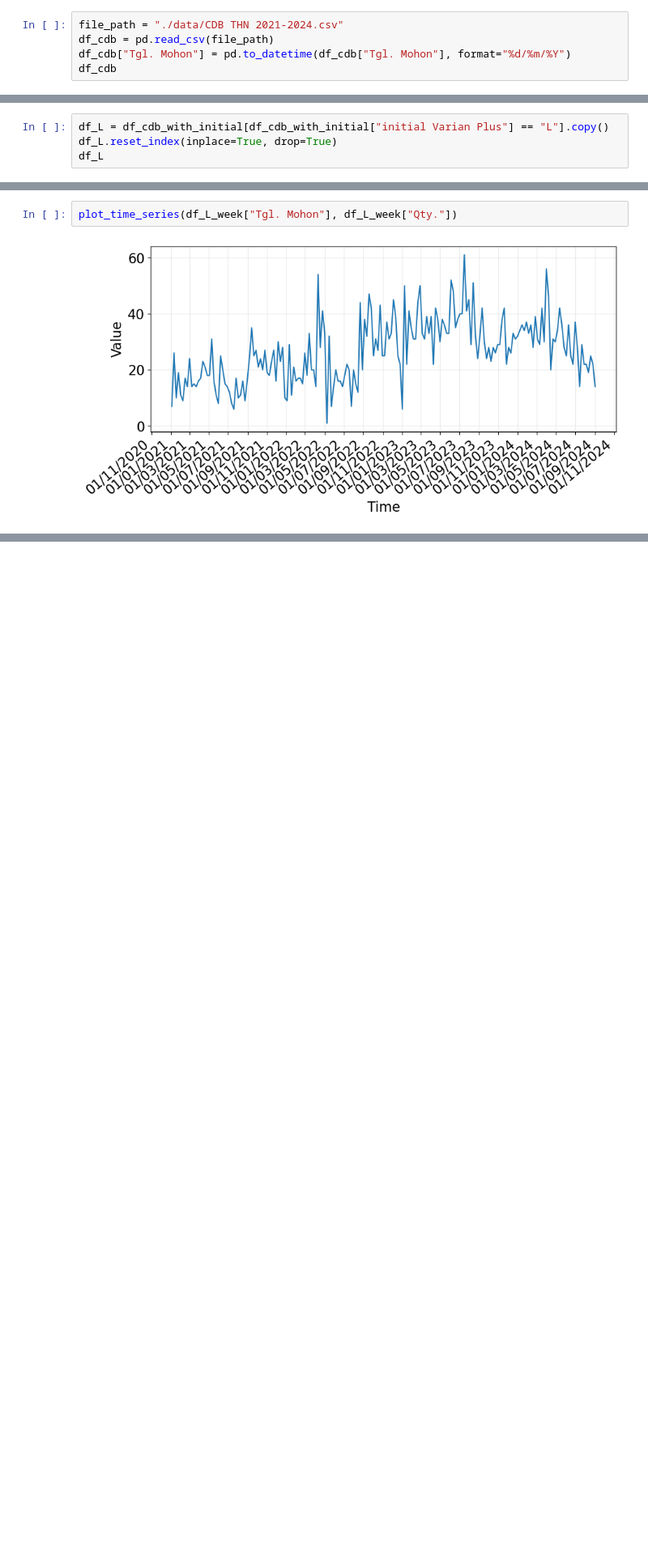
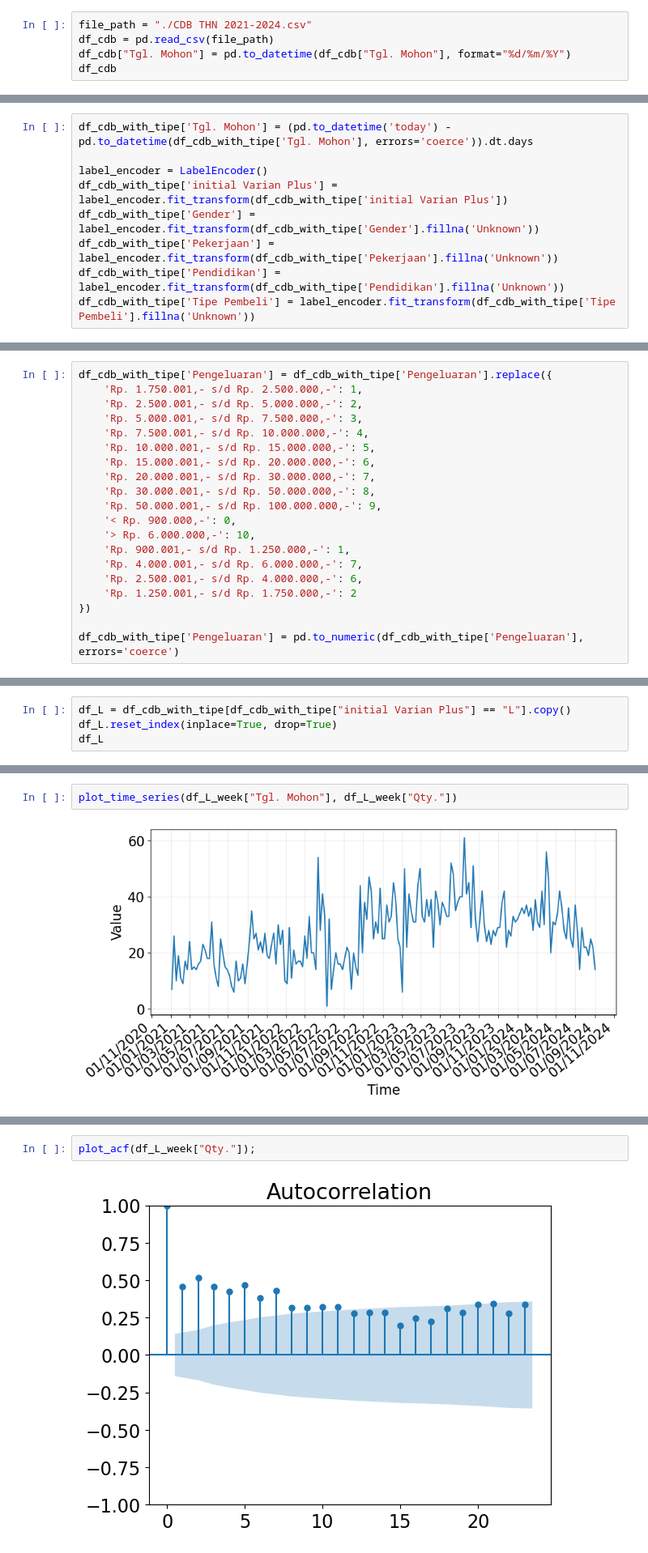
Before and after one commit to anajesset/tugas-akhirr, a Jupyter notebook: exploration_02.ipynb, the cells around one changed output, grey strips where cells are left out. Shown at 81% size. Cells and saved outputs as stored; diff of their text form; blank space fills up the shorter version.

```diff
--- a/exploration_02.ipynb
+++ b/exploration_02.ipynb
@@ -42,7 +46,7 @@ def plot_time_series(x, y, xlabel="Time", ylabel="Value", figsize=(10, 4),
 
   plt.show(fig)
 # %%
-file_path = "./data/CDB THN 2021-2024.csv"
+file_path = "./CDB THN 2021-2024.csv"
 df_cdb = pd.read_csv(file_path)
 df_cdb["Tgl. Mohon"] = pd.to_datetime(df_cdb["Tgl. Mohon"], format="%d/%m/%Y")
 df_cdb
@@ -80,0 +165,9 @@ df_cdb_with_initial
+# %%
+df_cdb_with_tipe['Tgl. Mohon'] = (pd.to_datetime('today') - pd.to_datetime(df_cdb_with_tipe['Tgl. Mohon'], errors='coerce')).dt.days
+
+label_encoder = LabelEncoder()
+df_cdb_with_tipe['initial Varian Plus'] = label_encoder.fit_transform(df_cdb_with_tipe['initial Varian Plus'])
+df_cdb_with_tipe['Gender'] = label_encoder.fit_transform(df_cdb_with_tipe['Gender'].fillna('Unknown'))
+df_cdb_with_tipe['Pekerjaan'] = label_encoder.fit_transform(df_cdb_with_tipe['Pekerjaan'].fillna('Unknown'))
+df_cdb_with_tipe['Pendidikan'] = label_encoder.fit_transform(df_cdb_with_tipe['Pendidikan'].fillna('Unknown'))
+df_cdb_with_tipe['Tipe Pembeli'] = label_encoder.fit_transform(df_cdb_with_tipe['Tipe Pembeli'].fillna('Unknown'))
@@ -80,0 +176,20 @@ df_cdb_with_initial
+# %%
+df_cdb_with_tipe['Pengeluaran'] = df_cdb_with_tipe['Pengeluaran'].replace({
+    'Rp. 1.750.001,- s/d Rp. 2.500.000,-': 1,
+    'Rp. 2.500.001,- s/d Rp. 5.000.000,-': 2,
+    'Rp. 5.000.001,- s/d Rp. 7.500.000,-': 3,
+    'Rp. 7.500.001,- s/d Rp. 10.000.000,-': 4,
+    'Rp. 10.000.001,- s/d Rp. 15.000.000,-': 5,
+    'Rp. 15.000.001,- s/d Rp. 20.000.000,-': 6,
+    'Rp. 20.000.001,- s/d Rp. 30.000.000,-': 7,
+    'Rp. 30.000.001,- s/d Rp. 50.000.000,-': 8,
+    'Rp. 50.000.001,- s/d Rp. 100.000.000,-': 9,
+    '< Rp. 900.000,-': 0,
+    '> Rp. 6.000.000,-': 10,
+    'Rp. 900.001,- s/d Rp. 1.250.000,-': 1,
+    'Rp. 4.000.001,- s/d Rp. 6.000.000,-': 7,
+    'Rp. 2.500.001,- s/d Rp. 4.000.000,-': 6,
+    'Rp. 1.250.001,- s/d Rp. 1.750.000,-': 2
+})
+
+df_cdb_with_tipe['Pengeluaran'] = pd.to_numeric(df_cdb_with_tipe['Pengeluaran'], errors='coerce')
@@ -81,5 +229,5 @@ df_cdb_with_initial
 # %%
-df_L = df_cdb_with_initial[df_cdb_with_initial["initial Varian Plus"] == "L"].copy()
+df_L = df_cdb_with_tipe[df_cdb_with_tipe["initial Varian Plus"] == "L"].copy()
 df_L.reset_index(inplace=True, drop=True)
 df_L
 # %% [output]
@@ -125,0 +261,4 @@ plot_time_series(df_L_week["Tgl. Mohon"], df_L_week["Qty."])
+# %%
+plot_acf(df_L_week["Qty."]);
+# %% [output]
+[figure, added]
```
Also changed, not shown: parts of 15 cells of this notebook, 4 other files.
